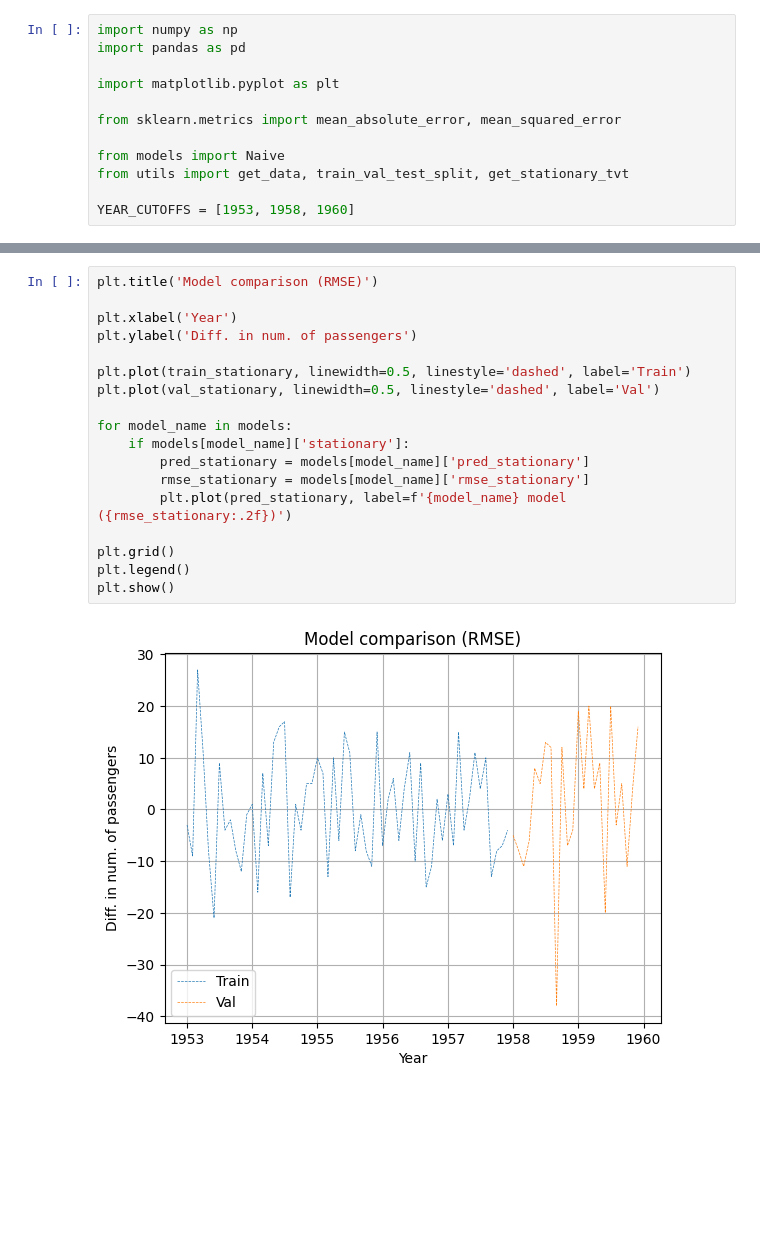
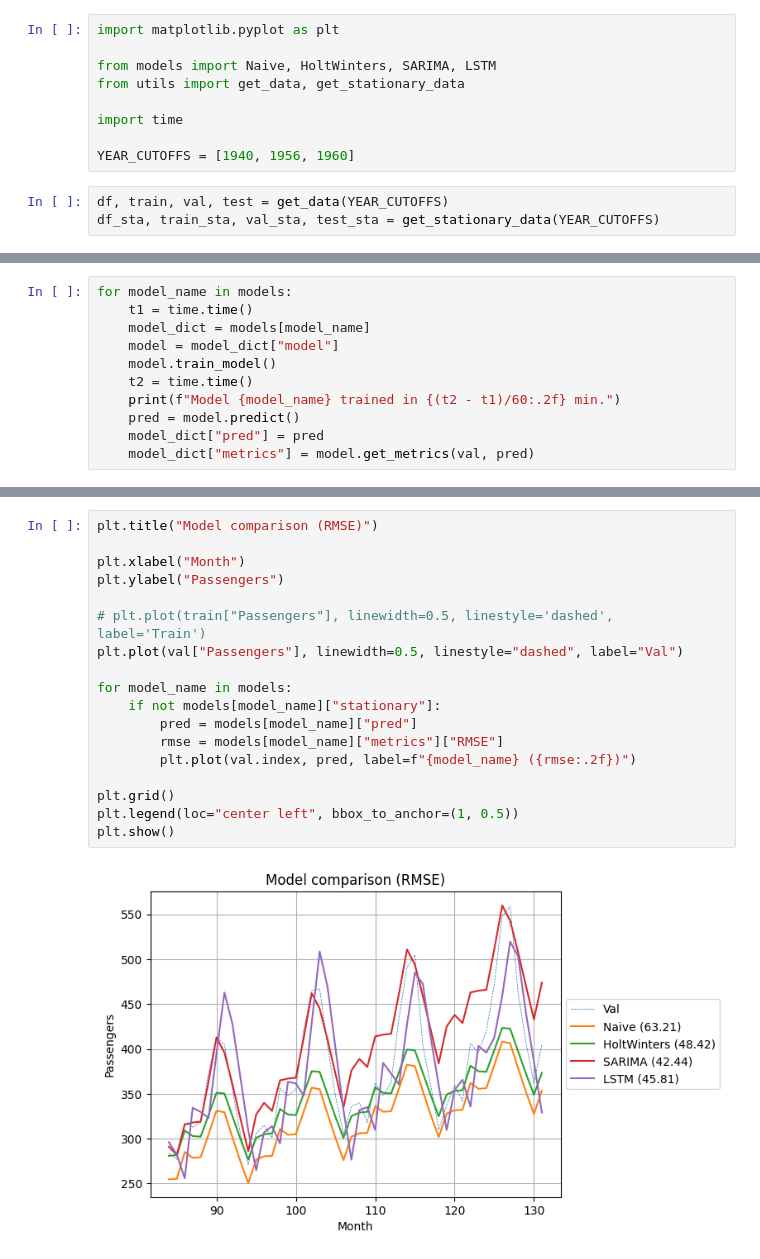
Before and after one commit to mlopez13/tsa_air_passengers, a Jupyter notebook: n6_all_models.ipynb, the cells around one changed output, grey strips where cells are left out. Drawn from its saved outputs; the diff is of its cells as text; blank space fills up the shorter version.

Commit message:
finish lstm, run black

```diff
--- a/n6_all_models.ipynb
+++ b/n6_all_models.ipynb
@@ -1,13 +1,13 @@
 # %%
-import numpy as np
-import pandas as pd
-
 import matplotlib.pyplot as plt
 
-from sklearn.metrics import mean_absolute_error, mean_squared_error
+from models import Naive, HoltWinters, SARIMA, LSTM
+from utils import get_data, get_stationary_data
 
-from models import Naive
-from utils import get_data, train_val_test_split, get_stationary_tvt
+import time
 
-YEAR_CUTOFFS = [1953, 1958, 1960]
+YEAR_CUTOFFS = [1940, 1956, 1960]
+# %%
+df, train, val, test = get_data(YEAR_CUTOFFS)
+df_sta, train_sta, val_sta, test_sta = get_stationary_data(YEAR_CUTOFFS)
 # %%
@@ -70,0 +69,11 @@ for model_name in models:
+# %%
+for model_name in models:
+    t1 = time.time()
+    model_dict = models[model_name]
+    model = model_dict["model"]
+    model.train_model()
+    t2 = time.time()
+    print(f"Model {model_name} trained in {(t2 - t1)/60:.2f} min.")
+    pred = model.predict()
+    model_dict["pred"] = pred
+    model_dict["metrics"] = model.get_metrics(val, pred)
@@ -71,20 +84,20 @@ for model_name in models:
 # %%
-plt.title('Model comparison (RMSE)')
+plt.title("Model comparison (RMSE)")
 
-plt.xlabel('Year')
-plt.ylabel('Diff. in num. of passengers')
+plt.xlabel("Month")
+plt.ylabel("Passengers")
 
-plt.plot(train_stationary, linewidth=0.5, linestyle='dashed', label='Train')
-plt.plot(val_stationary, linewidth=0.5, linestyle='dashed', label='Val')
+# plt.plot(train["Passengers"], linewidth=0.5, linestyle='dashed', label='Train')
+plt.plot(val["Passengers"], linewidth=0.5, linestyle="dashed", label="Val")
 
 for model_name in models:
-    if models[model_name]['stationary']:
-        pred_stationary = models[model_name]['pred_stationary']
-        rmse_stationary = models[model_name]['rmse_stationary']
-        plt.plot(pred_stationary, label=f'{model_name} model ({rmse_stationary:.2f})')
+    if not models[model_name]["stationary"]:
+        pred = models[model_name]["pred"]
+        rmse = models[model_name]["metrics"]["RMSE"]
+        plt.plot(val.index, pred, label=f"{model_name} ({rmse:.2f})")
 
 plt.grid()
-plt.legend()
+plt.legend(loc="center left", bbox_to_anchor=(1, 0.5))
 plt.show()
 # %% [output]
-[figure, old version]
+[figure, new version]
```
Also changed, not shown: parts of 7 cells of this notebook, 10 other files.
